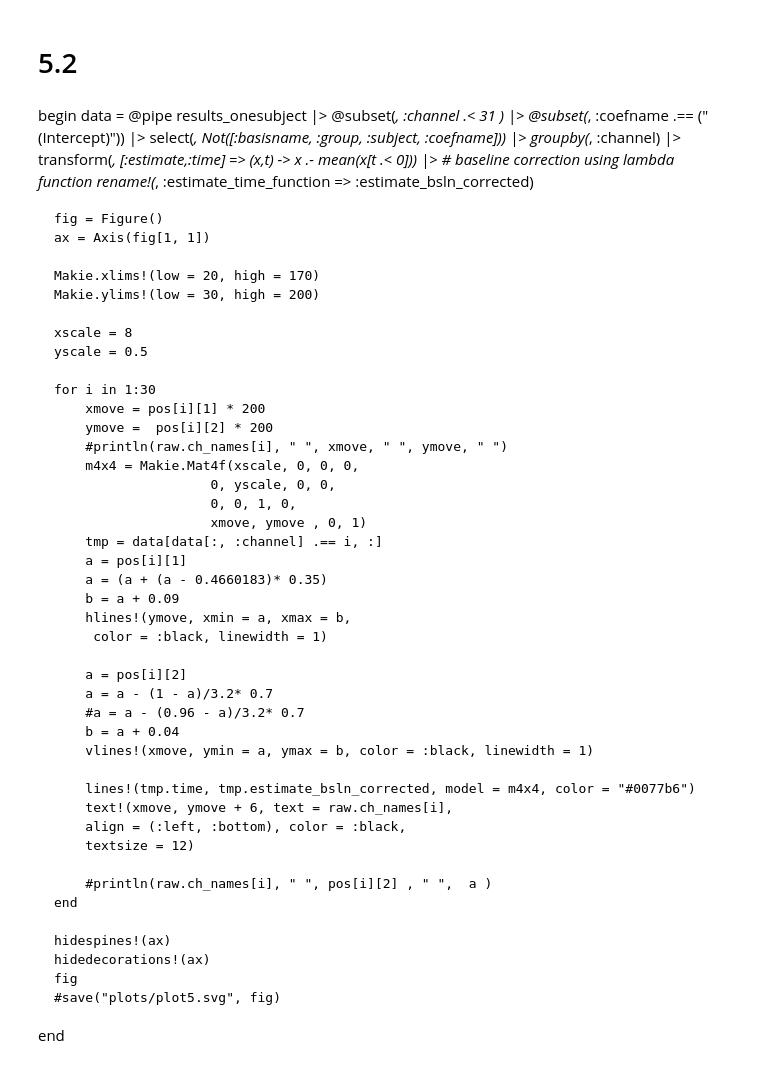
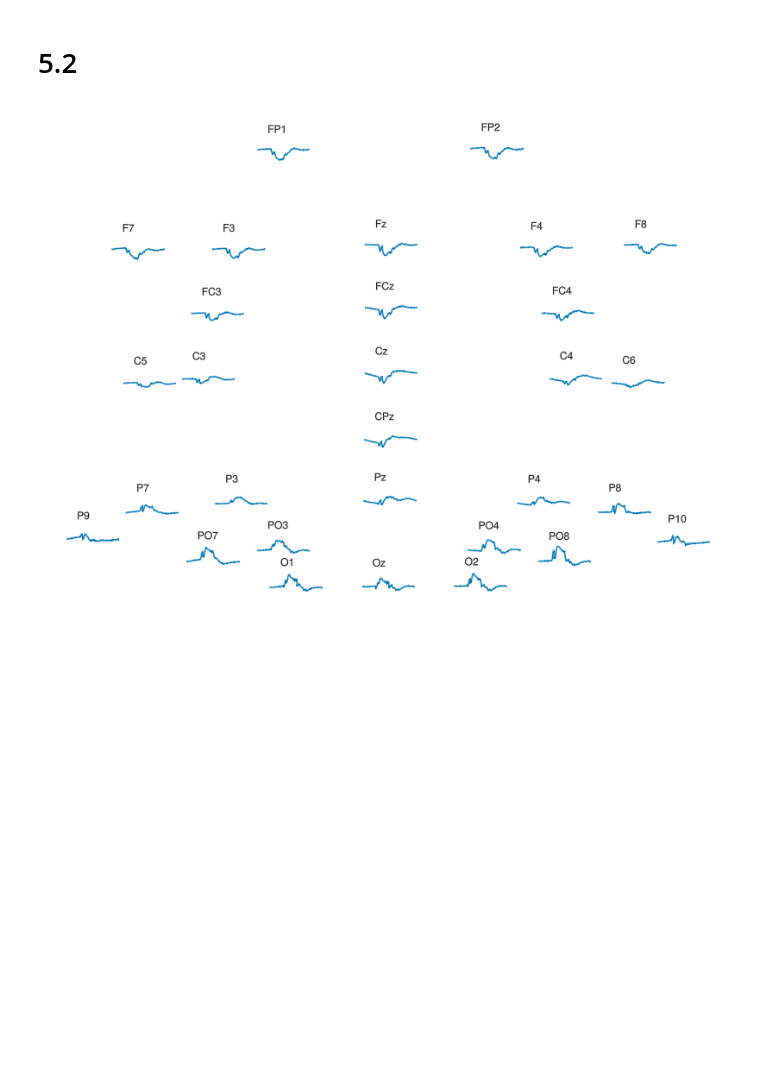
Before and after one commit to vladdez/EEG_plots, a Jupyter notebook: 8plots_old.ipynb, the cells around one changed output. Cells and saved outputs as stored; diff of their text form; code cells hidden in the pictures; blank space fills up the shorter version.

```diff
--- a/8plots_old.ipynb
+++ b/8plots_old.ipynb
@@ -108,102 +123,42 @@ end
 # 5.2
 # %%
 begin
-    data = @pipe results_onesubject |>
-        @subset(_, :channel .< 31 ) |>
-        @subset(_, :coefname .== ("(Intercept)")) |>
-        select(_, Not([:basisname, :group, :subject, :coefname])) |>
-        groupby(_, :channel) |>
-        transform(_, [:estimate,:time] => (x,t) -> x .- mean(x[t .< 0])) |> # baseline correction using lambda function
-        rename!(_, :estimate_time_function => :estimate_bsln_corrected)
-
-
+    times = range(-0.3, length=size(dat_e,2), step=1 ./ 128)
     fig = Figure()
     ax = Axis(fig[1, 1])
 
     i = 1
     Makie.xlims!(low = 20, high = 170)
     Makie.ylims!(low = 30, high = 200)
 
     xs = 0:0.01:10
     ys = 0.5 .* sin.(xs)
 
     xscale = 8
     yscale = 0.5
 
     for i in 1:30
         xmove = pos[i][1] * 200
         ymove =  pos[i][2] * 200
         #println(raw.ch_names[i], " ", xmove, " ", ymove, " ")
         m4x4 = Makie.Mat4f(xscale, 0, 0, 0,
                         0, yscale, 0, 0,
                         0, 0, 1, 0,
                         xmove, ymove , 0, 1)
-        tmp = data[data[:, :channel] .== i, :]
-        lines!(tmp.time, tmp.estimate_bsln_corrected, model = m4x4, color = "#0077b6")
+        voltage = mean(dat_e[i,:,:],dims=2)[:,1]
+        lines!(times, voltage, model = m4x4, color = "#0077b6")
         text!(xmove, ymove + 6, text = raw.ch_names[i],
         align = (:left, :bottom), color = :black,
         textsize = 12)
         #hlines!(xmove, color = :black, linewidth = 1, model = m4x4)
-        vlines!(0,  xmin = minimum(tmp.estimate_bsln_corrected),
-        xmax = maximum(tmp.estimate_bsln_corrected),  color = :red, linewidth = 1)
+        vlines!(0,  xmin = minimum(voltage),
+        xmax = maximum(voltage),  color = :red, linewidth = 1)
     end
 
     hidespines!(ax)
     hidedecorations!(ax)
     fig
     #save("plots/plot5.svg", fig)
 end
+# %% [output]
+[figure, added]
-# %% [markdown]
-begin
-    data = @pipe results_onesubject |>
-        @subset(_, :channel .< 31 ) |>
-        @subset(_, :coefname .== ("(Intercept)")) |>
-        select(_, Not([:basisname, :group, :subject, :coefname])) |>
-        groupby(_, :channel) |>
-        transform(_, [:estimate,:time] => (x,t) -> x .- mean(x[t .< 0])) |> # baseline correction using lambda function
-        rename!(_, :estimate_time_function => :estimate_bsln_corrected)
-
-
-    fig = Figure()
-    ax = Axis(fig[1, 1])
-
-    Makie.xlims!(low = 20, high = 170)
-    Makie.ylims!(low = 30, high = 200)
-
-    xscale = 8
-    yscale = 0.5
-
-    for i in 1:30
-        xmove = pos[i][1] * 200
-        ymove =  pos[i][2] * 200
-        #println(raw.ch_names[i], " ", xmove, " ", ymove, " ")
-        m4x4 = Makie.Mat4f(xscale, 0, 0, 0,
-                        0, yscale, 0, 0,
-                        0, 0, 1, 0,
-                        xmove, ymove , 0, 1)
-        tmp = data[data[:, :channel] .== i, :]
-        a = pos[i][1]
-        a = (a + (a - 0.4660183)* 0.35)
-        b = a + 0.09
-        hlines!(ymove, xmin = a, xmax = b,
-         color = :black, linewidth = 1)
-
-        a = pos[i][2]
-        a = a - (1 - a)/3.2* 0.7
-        #a = a - (0.96 - a)/3.2* 0.7
-        b = a + 0.04
-        vlines!(xmove, ymin = a, ymax = b, color = :black, linewidth = 1)
-
-        lines!(tmp.time, tmp.estimate_bsln_corrected, model = m4x4, color = "#0077b6")
-        text!(xmove, ymove + 6, text = raw.ch_names[i],
-        align = (:left, :bottom), color = :black,
-        textsize = 12)
-
-        #println(raw.ch_names[i], " ", pos[i][2] , " ",  a )
-    end
-
-    hidespines!(ax)
-    hidedecorations!(ax)
-    fig
-    #save("plots/plot5.svg", fig)
-end
```
Also changed, not shown: parts of 6 cells of this notebook, 1 other file.
